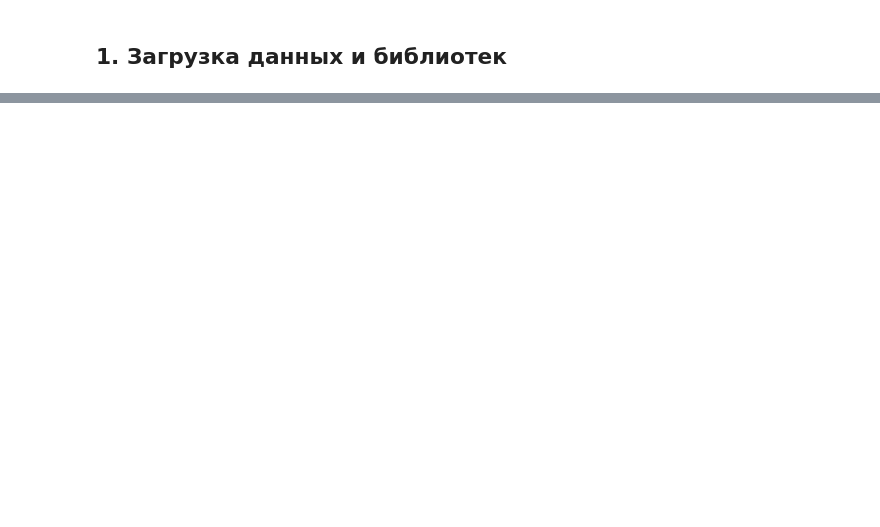
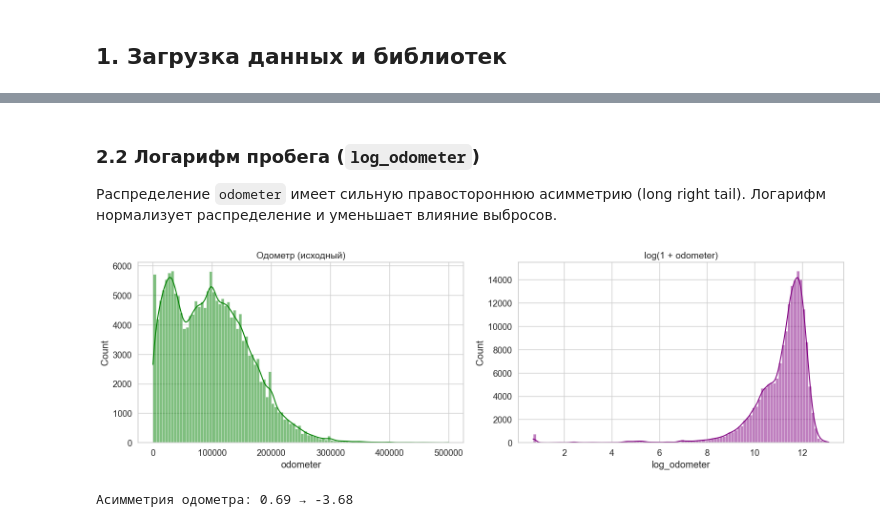
Before and after one commit to 700-2k/Craiglist-cars-price-prediction, a Jupyter notebook: notebooks/04_features.ipynb, the cells around one changed output, grey strips where cells are left out. Drawn from its saved outputs; the diff is of its cells as text; code cells hidden in the pictures; blank space fills up the shorter version.

```diff
--- a/notebooks/04_features.ipynb
+++ b/notebooks/04_features.ipynb
@@ -541,0 +138,31 @@ print("\nГотово к обучению моделей!")
+# %% [markdown]
+### 2.2 Логарифм пробега (`log_odometer`)
+
+Распределение `odometer` имеет сильную правостороннюю асимметрию (long right tail).
+Логарифм нормализует распределение и уменьшает влияние выбросов.
+# %%
+# Среднее одометра считается только на train!
+odo_mean = X_train['odometer'].mean()
+
+X_train['odometer'] = X_train['odometer'].fillna(odo_mean)
+X_test['odometer']  = X_test['odometer'].fillna(odo_mean)
+
+X_train['log_odometer'] = np.log1p(X_train['odometer'])
+X_test['log_odometer']  = np.log1p(X_test['odometer'])
+
+fig, axes = plt.subplots(1, 2, figsize=(16, 5))
+sns.histplot(X_train['odometer'],     bins=100, kde=True, ax=axes[0], color='green')
+axes[0].set_title('Одометр (исходный)', fontsize=14)
+
+sns.histplot(X_train['log_odometer'], bins=100, kde=True, ax=axes[1], color='purple')
+axes[1].set_title('log(1 + odometer)', fontsize=14)
+
+plt.tight_layout()
+plt.show()
+
+skew_before = skew(X_train['odometer'])
+skew_after  = skew(X_train['log_odometer'])
+print(f"Асимметрия одометра: {skew_before:.2f} → {skew_after:.2f}")
+# %% [output]
+[figure, added]
+Асимметрия одометра: 0.69 → -3.68
```
Also changed, not shown: parts of 76 cells of this notebook, 12 other files.
